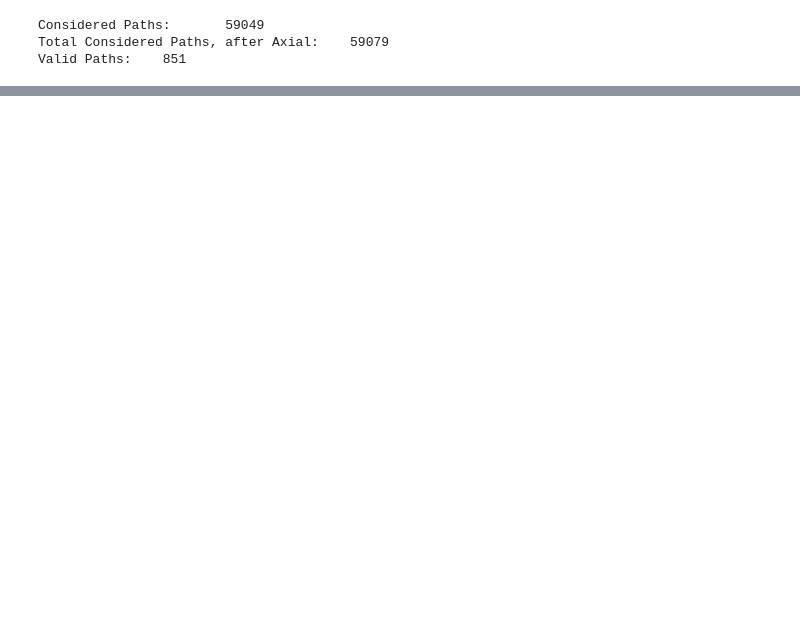
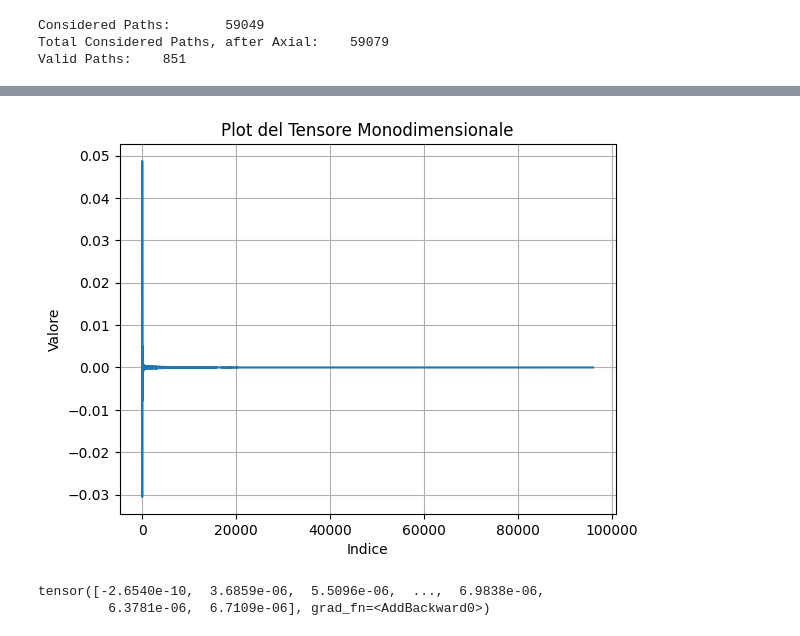
Before and after one commit to JohnnyBravo10/hearinganythinganywhere, a Jupyter notebook: prova_learned_bp.ipynb, the cells around one changed output, grey strips where cells are left out. Saved outputs shown, nothing was run; the diff lists cells and outputs as text; code cells hidden in the pictures; blank space fills up the shorter version.

```diff
--- a/prova_learned_bp.ipynb
+++ b/prova_learned_bp.ipynb
@@ -46,11 +68,19 @@ resp
 # %%
 import torch
 import matplotlib.pyplot as plt
 
 # Step 3: Fare il plot del tensore
-plt.plot(resp[7]['t_response'].detach().cpu())
+plt.plot(resp[1]['t_response'].detach().cpu())
 plt.title("Plot del Tensore Monodimensionale")
 plt.xlabel("Indice")
 plt.ylabel("Valore")
 plt.grid(True)
 plt.show()
+# %% [output]
+[figure, added]
+# %%
+resp0 = R_0.render_RIR(L_0)
+resp0
+# %% [output]
+tensor([-2.6540e-10,  3.6859e-06,  5.5096e-06,  ...,  6.9838e-06,
+         6.3781e-06,  6.7109e-06], grad_fn=<AddBackward0>)
```
Also changed, not shown: parts of 3 cells of this notebook, 2 other files.
